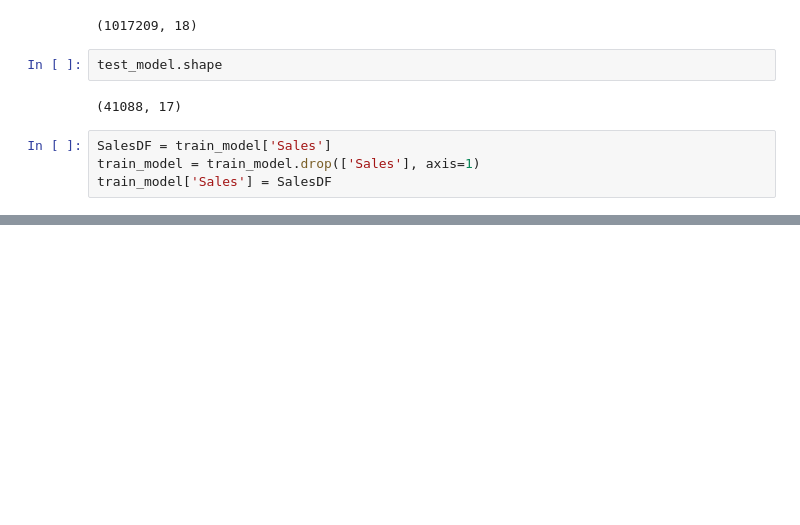
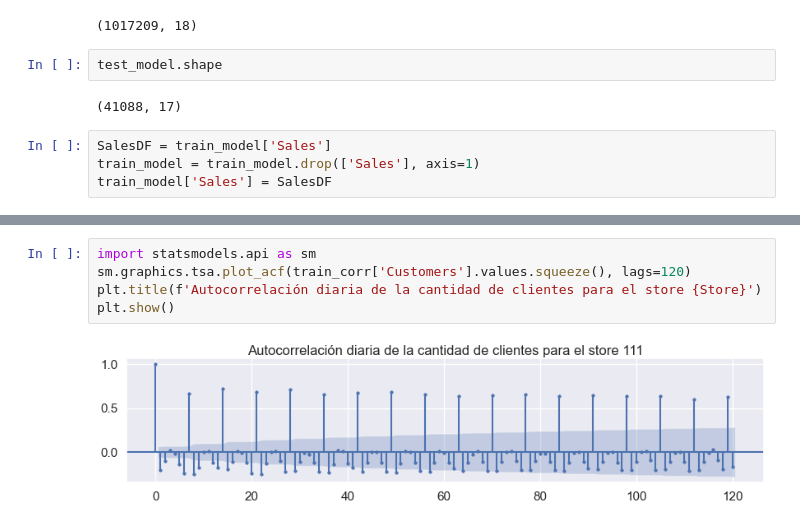
Before and after one commit to francotestori/series_temporales, a Jupyter notebook: notebooks/1_preprocess.ipynb, the cells around one changed output, grey strips where cells are left out. Cells and saved outputs as stored; diff of their text form; blank space fills up the shorter version.

```diff
--- a/notebooks/1_preprocess.ipynb
+++ b/notebooks/1_preprocess.ipynb
@@ -840,0 +935,7 @@ test_model.head()
+# %%
+import statsmodels.api as sm
+sm.graphics.tsa.plot_acf(train_corr['Customers'].values.squeeze(), lags=120)
+plt.title(f'Autocorrelación diaria de la cantidad de clientes para el store {Store}')
+plt.show()
+# %% [output]
+[figure, added]
```
Also changed, not shown: parts of 23 cells of this notebook.
